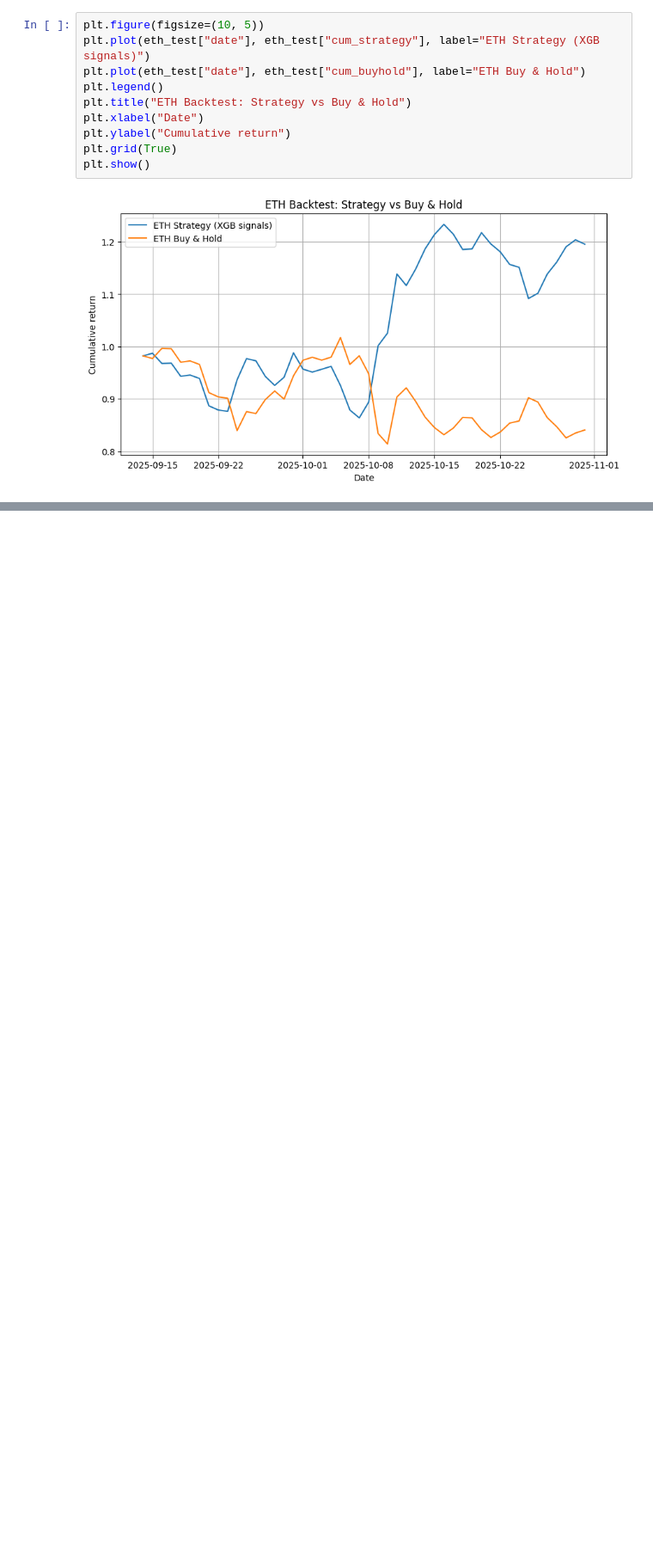
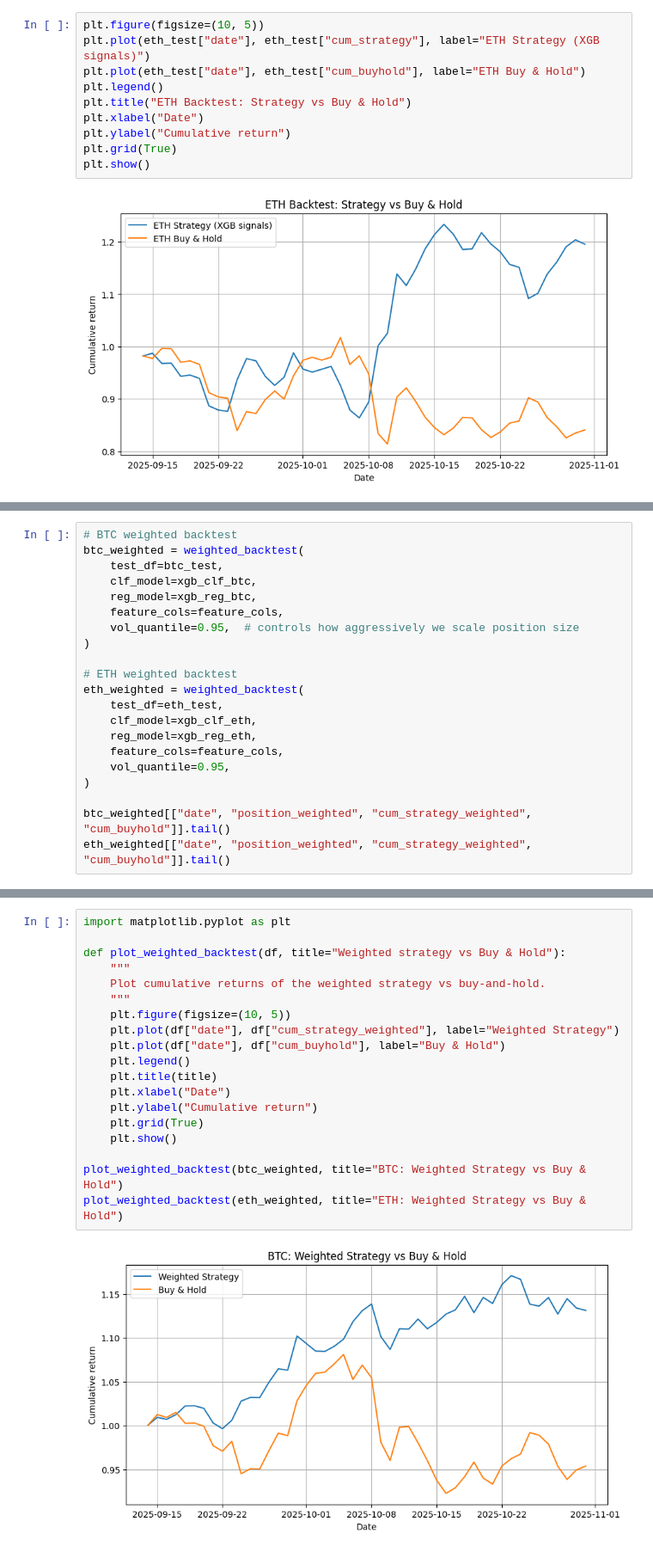
Before and after one commit to yajutsai/766---FinalProject, a Jupyter notebook: train_model.ipynb, the cells around one changed output, grey strips where cells are left out. Shown at 86% size. Saved outputs shown, nothing was run; the diff lists cells and outputs as text; blank space fills up the shorter version.

```diff
--- a/train_model.ipynb
+++ b/train_model.ipynb
@@ -511,0 +755,21 @@ plt.show()
+# %%
+# BTC weighted backtest
+btc_weighted = weighted_backtest(
+    test_df=btc_test,
+    clf_model=xgb_clf_btc,
+    reg_model=xgb_reg_btc,
+    feature_cols=feature_cols,
+    vol_quantile=0.95,  # controls how aggressively we scale position size
+)
+
+# ETH weighted backtest
+eth_weighted = weighted_backtest(
+    test_df=eth_test,
+    clf_model=xgb_clf_eth,
+    reg_model=xgb_reg_eth,
+    feature_cols=feature_cols,
+    vol_quantile=0.95,
+)
+
+btc_weighted[["date", "position_weighted", "cum_strategy_weighted", "cum_buyhold"]].tail()
+eth_weighted[["date", "position_weighted", "cum_strategy_weighted", "cum_buyhold"]].tail()
@@ -511,0 +783,21 @@ plt.show()
+# %%
+import matplotlib.pyplot as plt
+
+def plot_weighted_backtest(df, title="Weighted strategy vs Buy & Hold"):
+    """
+    Plot cumulative returns of the weighted strategy vs buy-and-hold.
+    """
+    plt.figure(figsize=(10, 5))
+    plt.plot(df["date"], df["cum_strategy_weighted"], label="Weighted Strategy")
+    plt.plot(df["date"], df["cum_buyhold"], label="Buy & Hold")
+    plt.legend()
+    plt.title(title)
+    plt.xlabel("Date")
+    plt.ylabel("Cumulative return")
+    plt.grid(True)
+    plt.show()
+
+plot_weighted_backtest(btc_weighted, title="BTC: Weighted Strategy vs Buy & Hold")
+plot_weighted_backtest(eth_weighted, title="ETH: Weighted Strategy vs Buy & Hold")
+# %% [output]
+[figure, added]
```
Also changed, not shown: parts of 20 cells of this notebook, 6 other files.
